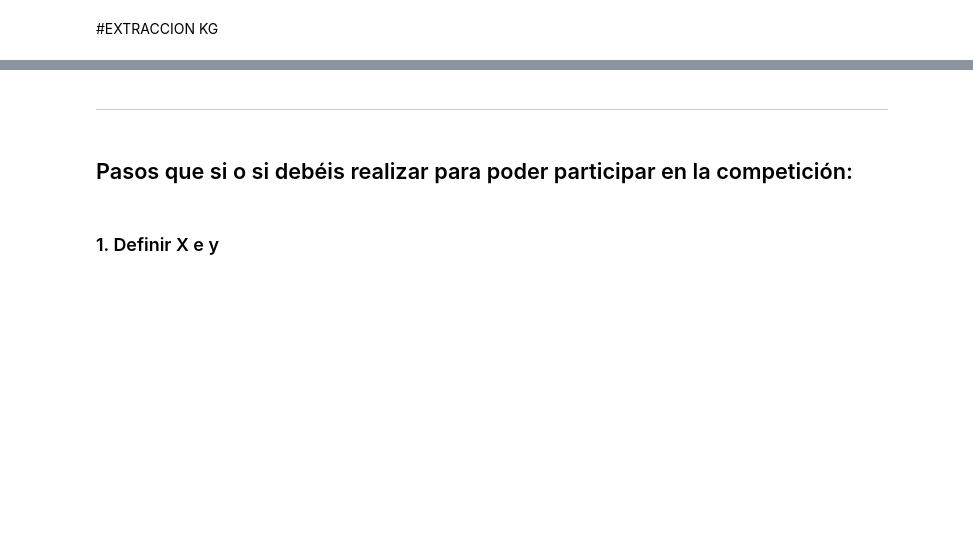
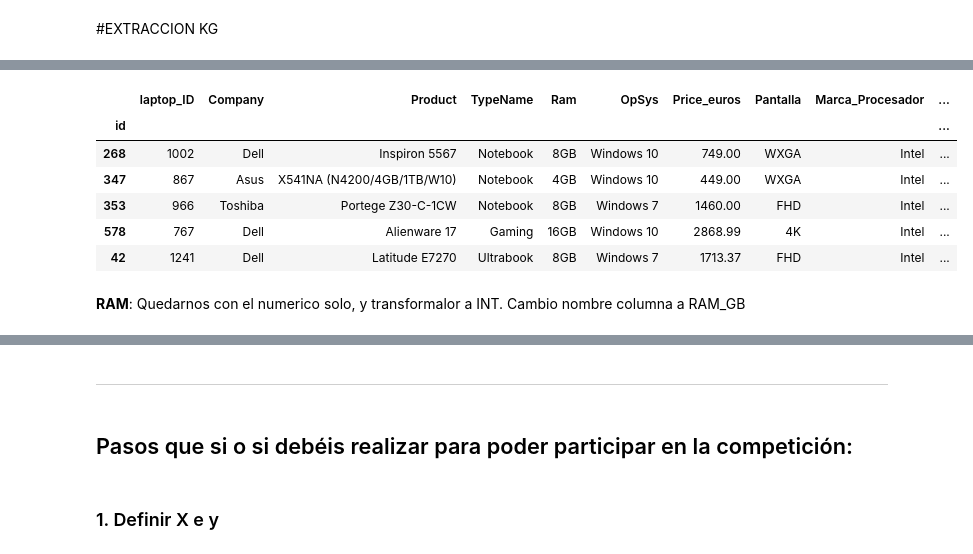
Before and after one commit to RaulSoler/Kaggle_Desafio, a Jupyter notebook: Regresion_Portatiles/Regresion.ipynb, the cells around one changed output, grey strips where cells are left out. Drawn from its saved outputs; the diff is of its cells as text; code cells hidden in the pictures; blank space fills up the shorter version.

```diff
--- a/Regresion_Portatiles/Regresion.ipynb
+++ b/Regresion_Portatiles/Regresion.ipynb
@@ -320,0 +478,2 @@ train
+# %%
+train_limpio_1["S.O"] = train_limpio_1["OpSys"]
@@ -320,0 +485,12 @@ train
+# %%
+train_limpio_1.head(5)
+# %% [output]
+|  | laptop_ID | Company | Product | TypeName | Ram | OpSys | Price_euros | Pantalla | Marca_Procesador | ... |
+| id |  |  |  |  |  |  |  |  |  | ... |
+| 268 | 1002 | Dell | Inspiron 5567 | Notebook | 8GB | Windows 10 | 749.00 | WXGA | Intel | ... |
+| 347 | 867 | Asus | X541NA (N4200/4GB/1TB/W10) | Notebook | 4GB | Windows 10 | 449.00 | WXGA | Intel | ... |
+| 353 | 966 | Toshiba | Portege Z30-C-1CW | Notebook | 8GB | Windows 7 | 1460.00 | FHD | Intel | ... |
+| 578 | 767 | Dell | Alienware 17 | Gaming | 16GB | Windows 10 | 2868.99 | 4K | Intel | ... |
+| 42 | 1241 | Dell | Latitude E7270 | Ultrabook | 8GB | Windows 7 | 1713.37 | FHD | Intel | ... |
+# %% [markdown]
+**RAM**: Quedarnos con el numerico solo, y transformalor a INT. Cambio nombre columna a RAM_GB
```
Also changed, not shown: parts of 48 cells of this notebook, 3 other files.
